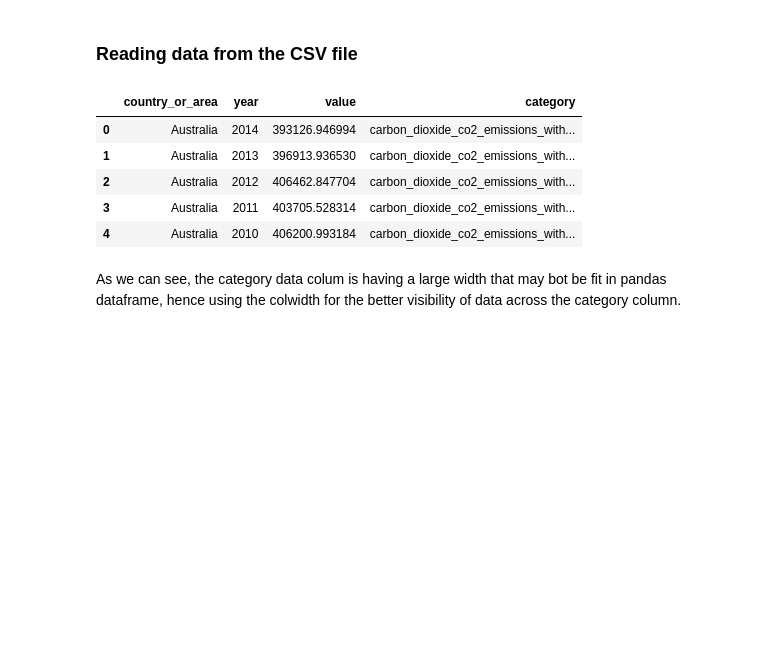
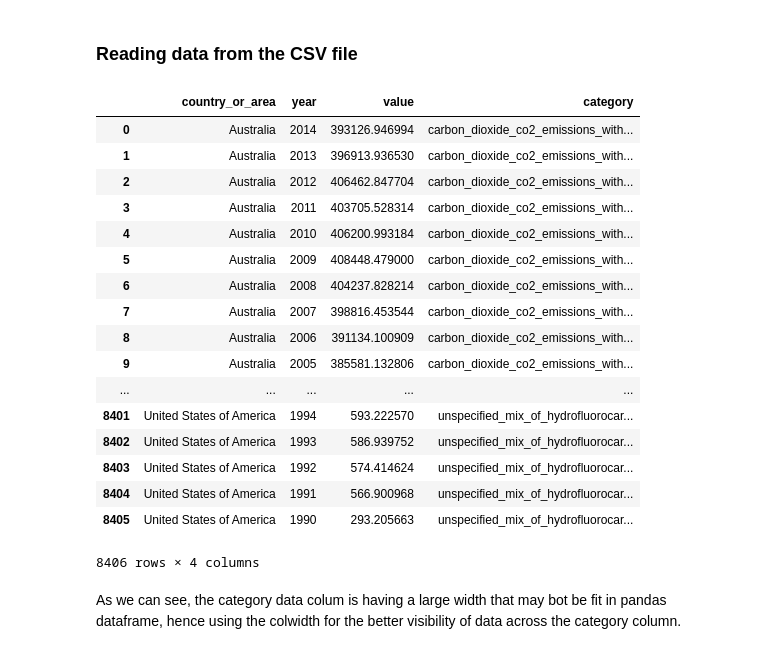
Before and after one commit to Wealthy-Waste/International-Greenhouse-Gas-Emissions, a Jupyter notebook: INTERNATIONAL GREENHOUSE GAS EMMISSION/1 - EMISSION ANALYSIS - 9TH MAY 2020.ipynb, the cells around one changed output. Cells and saved outputs as stored; diff of their text form; code cells hidden in the pictures; blank space fills up the shorter version.

```diff
--- a/INTERNATIONAL GREENHOUSE GAS EMMISSION/1 - EMISSION ANALYSIS - 9TH MAY 2020.ipynb
+++ b/INTERNATIONAL GREENHOUSE GAS EMMISSION/1 - EMISSION ANALYSIS - 9TH MAY 2020.ipynb
@@ -11,14 +11,26 @@ import seaborn as sns
 # %%
 emission_table = pd.read_csv("greenhouse_gas_inventory_data_data.csv")
 # %%
-emission_table.head()
+emission_table
 # %% [output]
 |  | country_or_area | year | value | category |
 | 0 | Australia | 2014 | 393126.946994 | carbon_dioxide_co2_emissions_with... |
 | 1 | Australia | 2013 | 396913.936530 | carbon_dioxide_co2_emissions_with... |
 | 2 | Australia | 2012 | 406462.847704 | carbon_dioxide_co2_emissions_with... |
 | 3 | Australia | 2011 | 403705.528314 | carbon_dioxide_co2_emissions_with... |
 | 4 | Australia | 2010 | 406200.993184 | carbon_dioxide_co2_emissions_with... |
+| 5 | Australia | 2009 | 408448.479000 | carbon_dioxide_co2_emissions_with... |
+| 6 | Australia | 2008 | 404237.828214 | carbon_dioxide_co2_emissions_with... |
+| 7 | Australia | 2007 | 398816.453544 | carbon_dioxide_co2_emissions_with... |
+| 8 | Australia | 2006 | 391134.100909 | carbon_dioxide_co2_emissions_with... |
+| 9 | Australia | 2005 | 385581.132806 | carbon_dioxide_co2_emissions_with... |
+| ... | ... | ... | ... | ... |
+| 8401 | United States of America | 1994 | 593.222570 | unspecified_mix_of_hydrofluorocar... |
+| 8402 | United States of America | 1993 | 586.939752 | unspecified_mix_of_hydrofluorocar... |
+| 8403 | United States of America | 1992 | 574.414624 | unspecified_mix_of_hydrofluorocar... |
+| 8404 | United States of America | 1991 | 566.900968 | unspecified_mix_of_hydrofluorocar... |
+| 8405 | United States of America | 1990 | 293.205663 | unspecified_mix_of_hydrofluorocar... |
+8406 rows × 4 columns
 # %% [markdown]
 As we can see, the category data colum is having a large width that may bot be fit in pandas dataframe, hence using the colwidth for the better visibility of data across the category column.
 # %%
```
Also changed, not shown: parts of 14 cells of this notebook.
